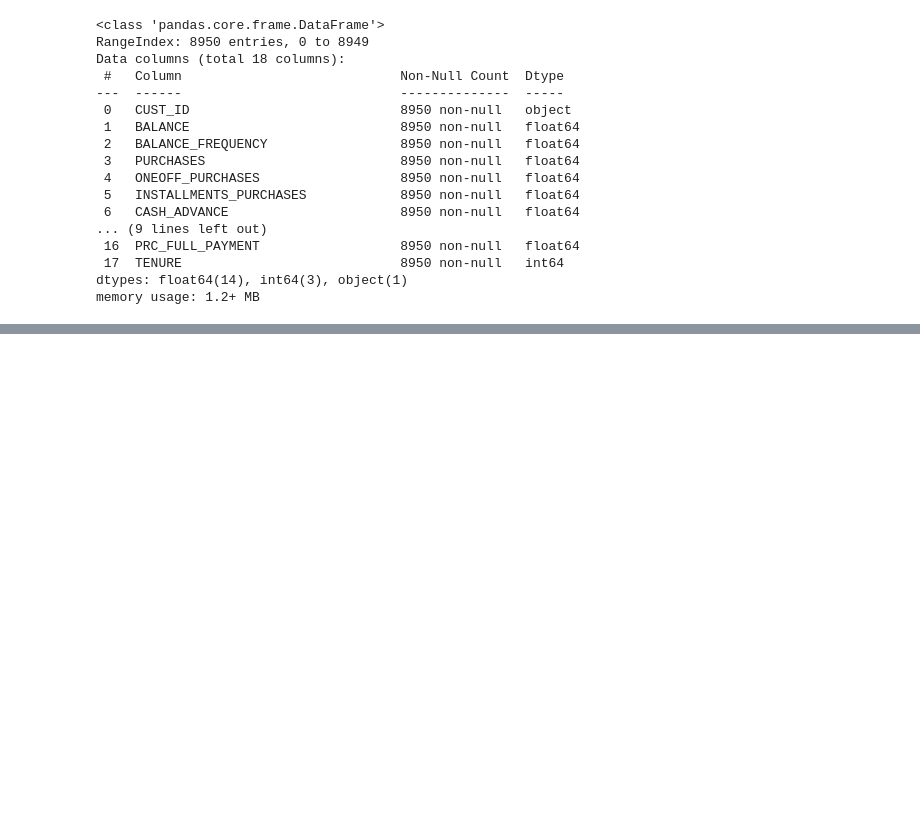
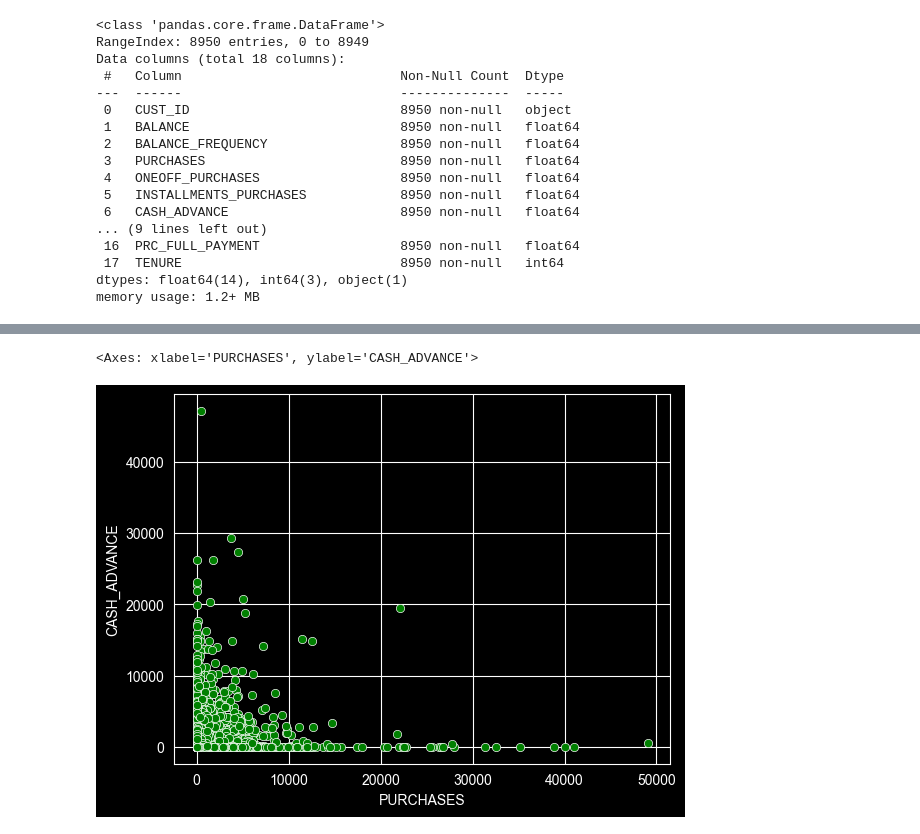
Before and after one commit to kanishkay/Credit_Card_Clustering, a Jupyter notebook: Credit_Card_Clustering.ipynb, the cells around one changed output, grey strips where cells are left out. Saved outputs shown, nothing was run; the diff lists cells and outputs as text; code cells hidden in the pictures; blank space fills up the shorter version.

```diff
--- a/Credit_Card_Clustering.ipynb
+++ b/Credit_Card_Clustering.ipynb
@@ -49,0 +79,5 @@ df.describe()
+# %%
+sns.scatterplot(data=df, x='PURCHASES', y='CASH_ADVANCE', color='green')
+# %% [output]
+<Axes: xlabel='PURCHASES', ylabel='CASH_ADVANCE'>
+[figure, added]
```
Also changed, not shown: parts of 44 cells of this notebook.
